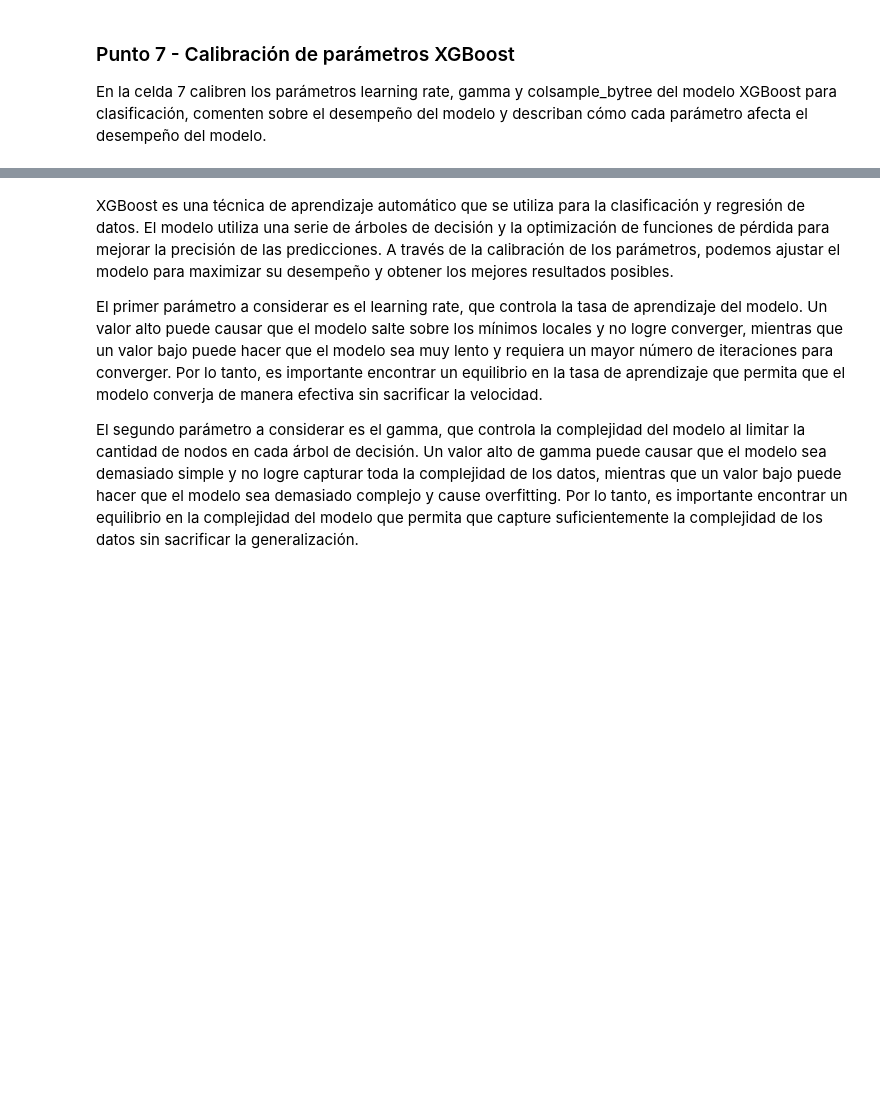
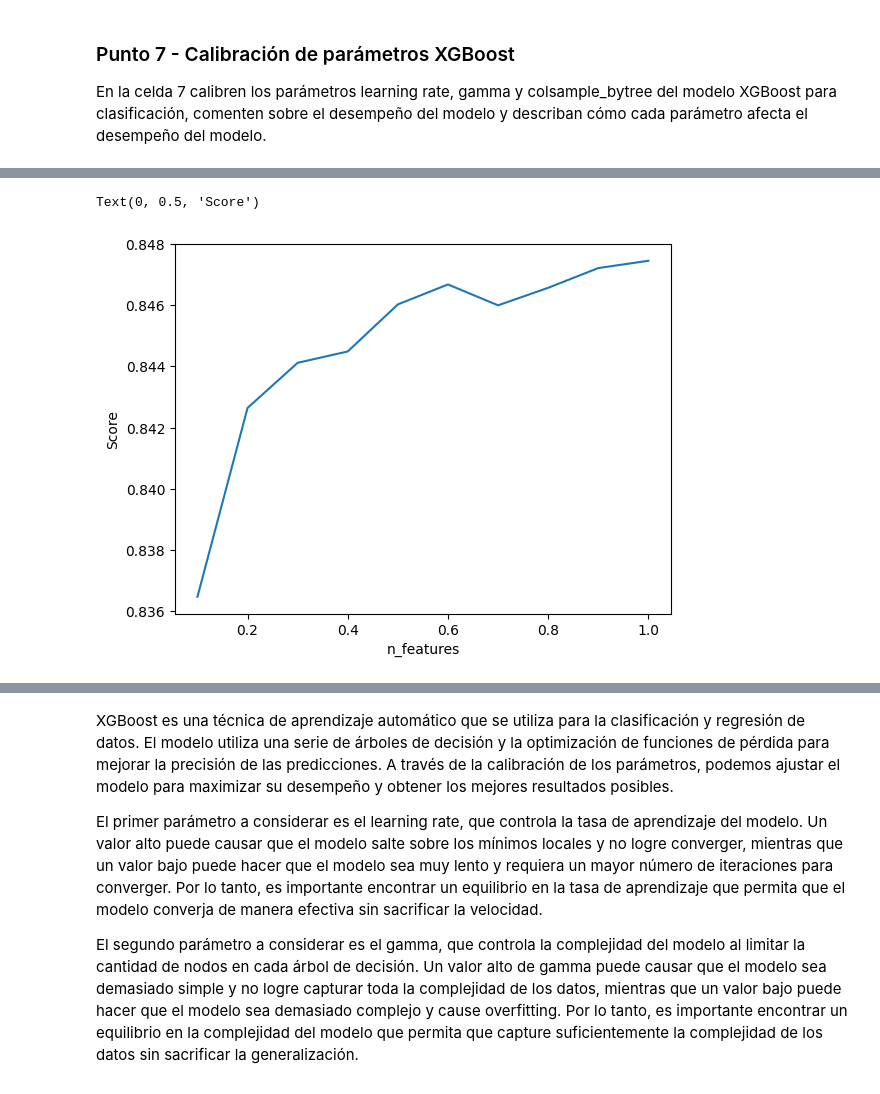
Before and after one commit to Erwin-DS/miad-nlp, a Jupyter notebook: Semana 2/S2TC1_RandomForests_Boosting.ipynb, the cells around one changed output, grey strips where cells are left out. Cells and saved outputs as stored; diff of their text form; code cells hidden in the pictures; blank space fills up the shorter version.

```diff
--- a/Semana 2/S2TC1_RandomForests_Boosting.ipynb
+++ b/Semana 2/S2TC1_RandomForests_Boosting.ipynb
@@ -501,0 +542,18 @@ En la celda 7 calibren los parámetros learning rate, gamma y colsample_bytree d
+# %%
+# Creación de lista de valores para iterar sobre diferentes valores de max_features
+feature_range = np.arange(0.1,1.1,0.1)
+
+# Definición de lista para almacenar la exactitud (accuracy) promedio para cada valor de max_features
+scores = []
+for n in feature_range:
+    xgb1 = XGBRegressor(n_estimators=25, subsample=n, random_state=1, n_jobs=-1)
+    score = cross_val_score(xgb1, X, y, cv=5)
+    scores.append(np.mean(score))
+# %%
+# Gráfica del desempeño del modelo vs la cantidad de n_estimators
+plt.plot(feature_range, scores)
+plt.xlabel('n_features')
+plt.ylabel('Score')
+# %% [output]
+Text(0, 0.5, 'Score')
+[figure, added]
```
Also changed, not shown: parts of 23 cells of this notebook.
